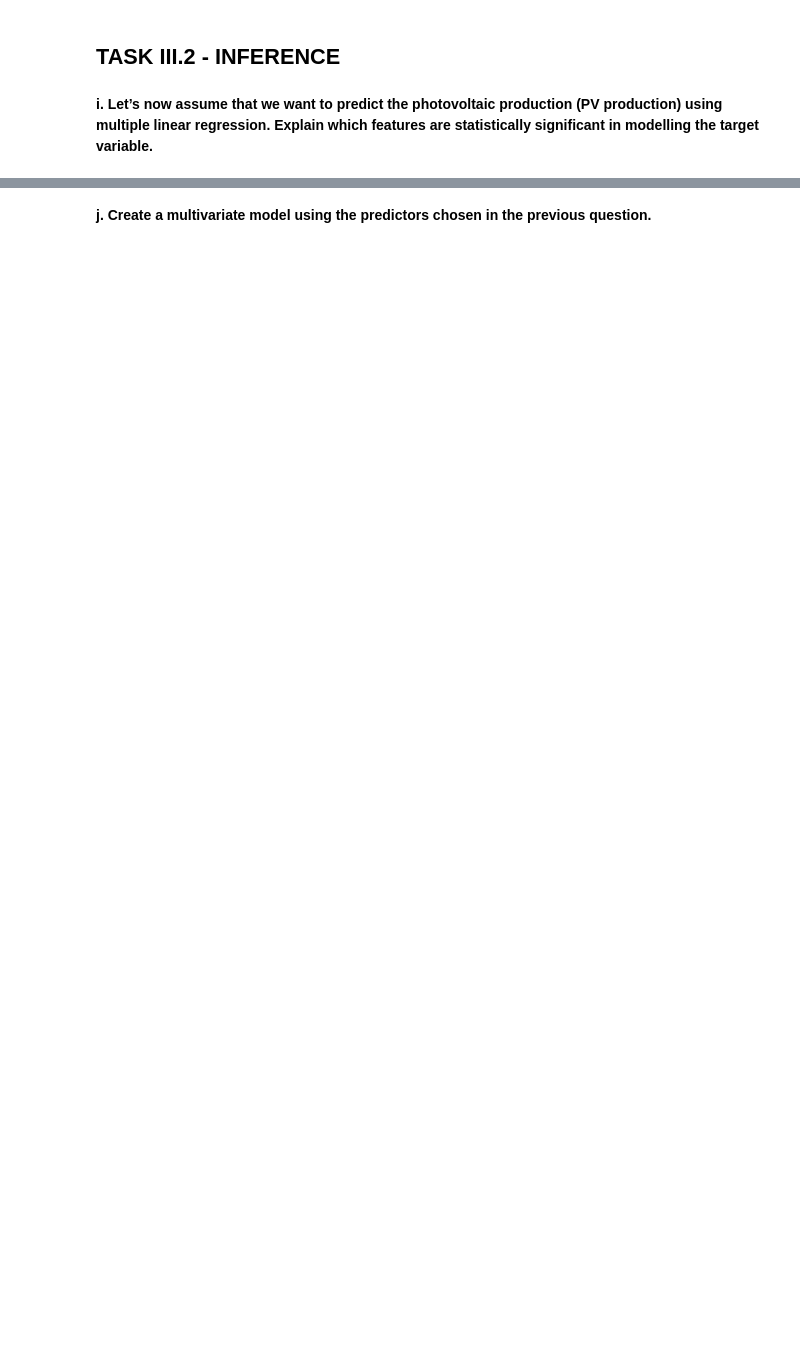
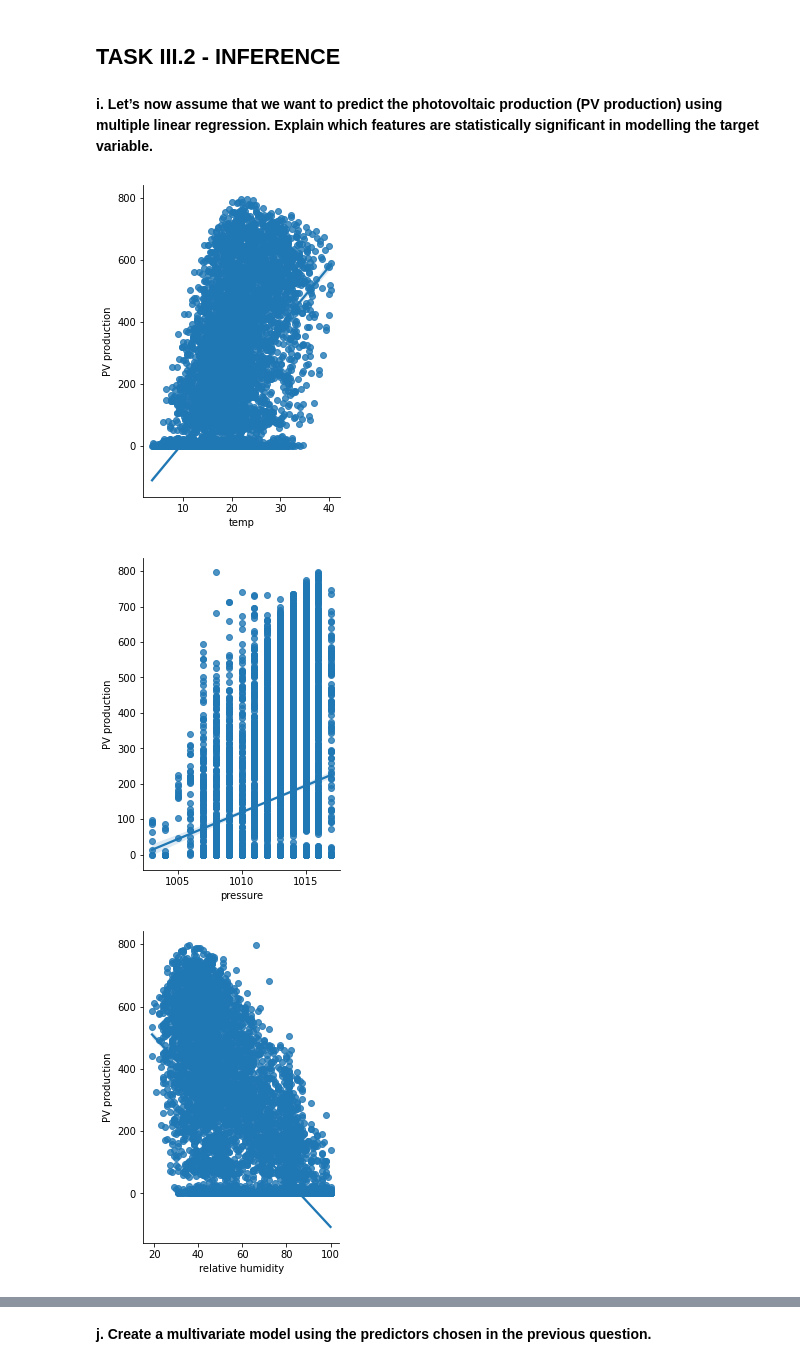
Before and after one commit to akalisvm/Data-Analytics-Assignment, a Jupyter notebook: Coursework_weather_data.ipynb, the cells around one changed output, grey strips where cells are left out. Cells and saved outputs as stored; diff of their text form; code cells hidden in the pictures; blank space fills up the shorter version.

```diff
--- a/Coursework_weather_data.ipynb
+++ b/Coursework_weather_data.ipynb
@@ -221,0 +236,24 @@ df['cloud cover'].corr(df['precipitation index'])
+# %%
+#################################
+
+# temp: 0.529136
+# relative humidity: -0.646227
+# diffuse radiation: 0.742691
+
+plt.rcParams['axes.unicode_minus']=False
+sn.pairplot(df, x_vars=['temp'], y_vars='PV production', kind="reg", height=5, aspect=0.7)
+sn.pairplot(df, x_vars=['pressure'], y_vars='PV production', kind="reg", height=5, aspect=0.7)
+sn.pairplot(df, x_vars=['relative humidity'], y_vars='PV production', kind="reg", height=5, aspect=0.7)
+sn.pairplot(df, x_vars=['wind speed'], y_vars='PV production', kind="reg", height=5, aspect=0.7)
+sn.pairplot(df, x_vars=['cloud cover'], y_vars='PV production', kind="reg", height=5, aspect=0.7)
+sn.pairplot(df, x_vars=['precipitation'], y_vars='PV production', kind="reg", height=5, aspect=0.7)
+sn.pairplot(df, x_vars=['diffuse radiation, tilt'], y_vars='PV production', kind="reg", height=5, aspect=0.7)
+sn.pairplot(df, x_vars=['solar azimuth'], y_vars='PV production', kind="reg", height=5, aspect=0.7)
+sn.pairplot(df, x_vars=['temp', 'pressure', 'relative humidity', 'wind speed', 'cloud cover', 'precipitation', 'diffuse radiation, tilt', 'solar azimuth'], y_vars='PV production', kind="reg", height=5, aspect=0.7)
+plt.show()
+
+#################################
+# %% [output]
+[figure, added]
+[figure, added]
+[figure, added]
```
Also changed, not shown: parts of 10 cells of this notebook.
